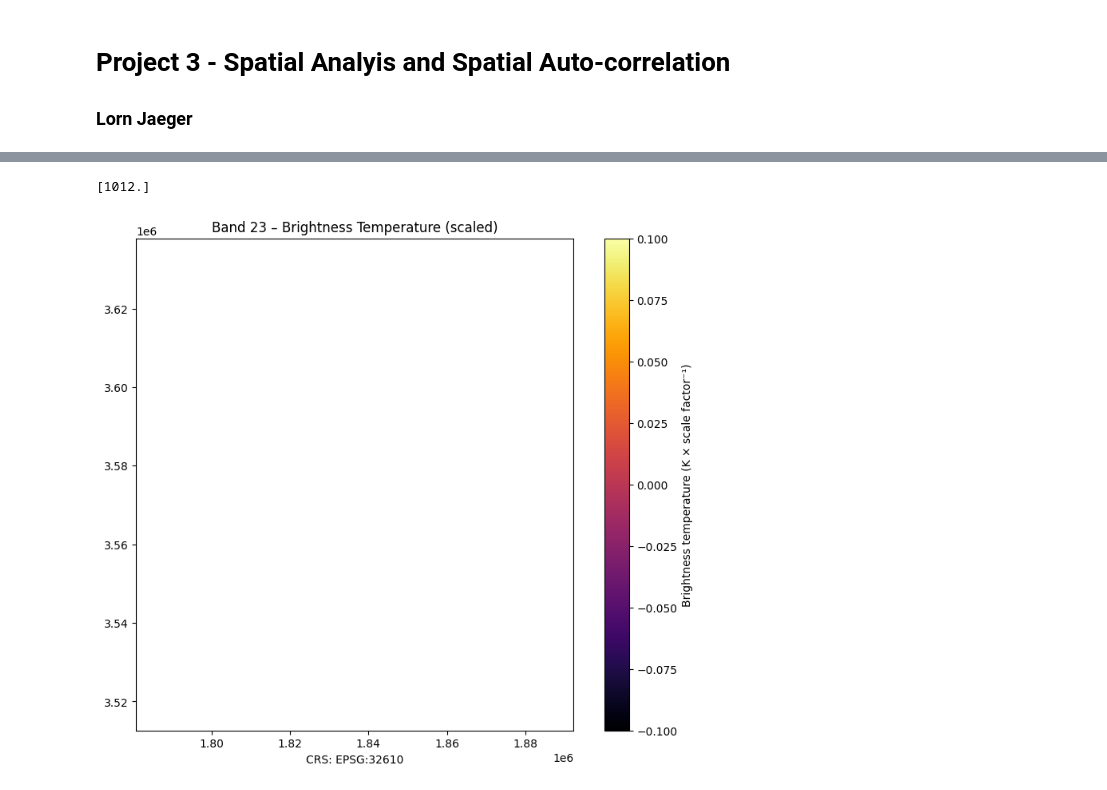
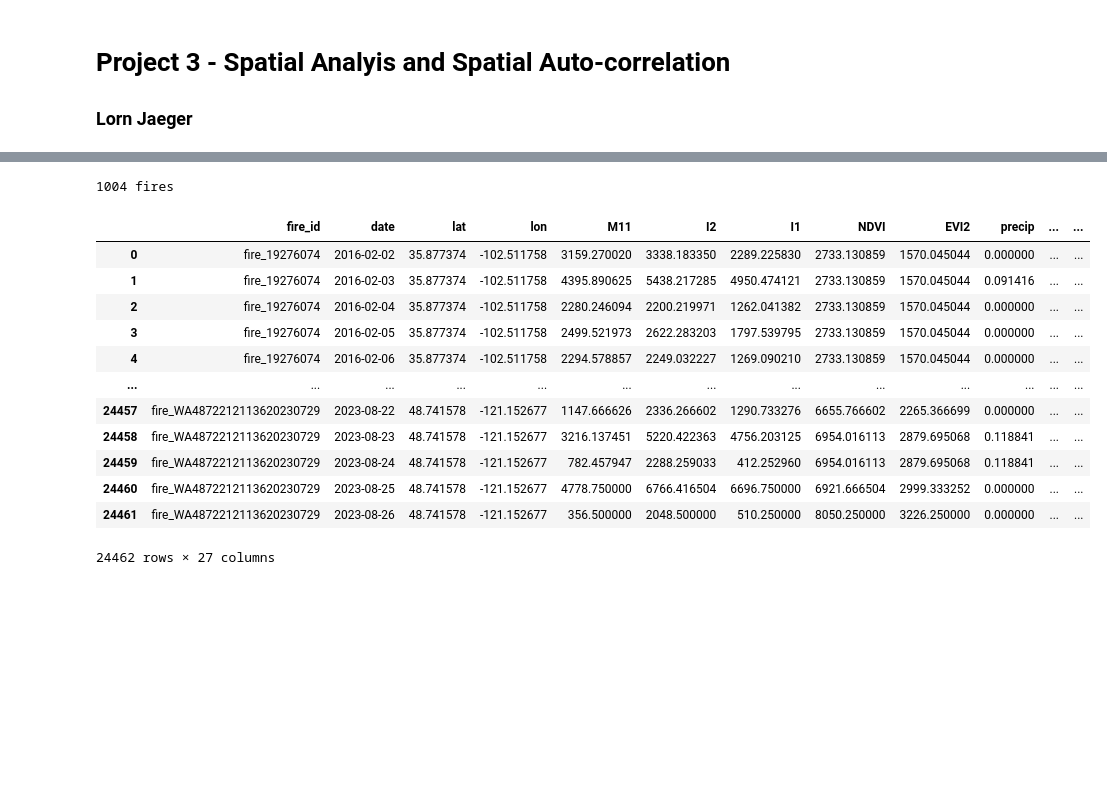
Before and after one commit to lorn-jaeger/wsts-regression, a Jupyter notebook: notebooks/02_processing.ipynb, the cells around one changed output, grey strips where cells are left out. Saved outputs shown, nothing was run; the diff lists cells and outputs as text; code cells hidden in the pictures; blank space fills up the shorter version.

```diff
--- a/notebooks/02_processing.ipynb
+++ b/notebooks/02_processing.ipynb
@@ -140,44 +4,16 @@ Valid (non-NaN) pixels: 0 / 129804
-# %%
-vals = band_23[np.isfinite(band_23)]
-print(np.unique(vals[:20]))
-# %% [output]
-[1012.]
-# %%
-import rasterio
-import numpy as np
-import matplotlib.pyplot as plt
-
-raster_path = "data/2022/fire_NM3151410902420220529/2022-06-10.tif"
-
-with rasterio.open(raster_path) as src:
-    band_23 = src.read(23).astype(float)
-    bounds = src.bounds
-    crs = src.crs
-    transform = src.transform
-    nodata = src.nodata
-
-# Replace nodata values with NaN
-if nodata is not None:
-    band_23[band_23 == nodata] = np.nan
-
-# Optional: apply scale factor if known
-scale_factor = 10  # adjust if metadata shows a different one
-band_23 /= scale_factor
-
-# Clip to 2–98 percentile for better contrast
-band_vis = np.clip(band_23, np.nanpercentile(band_23, 2), np.nanpercentile(band_23, 98))
-
-plt.figure(figsize=(10, 8))
-plt.title("Band 23 – Brightness Temperature (scaled)")
-plt.imshow(
-    band_vis,
-    extent=[bounds.left, bounds.right, bounds.bottom, bounds.top],
-    origin="upper",
-    cmap="inferno"
-)
-cbar = plt.colorbar(label="Brightness temperature (K × scale factor⁻¹)")
-plt.xlabel(f"CRS: {crs}")
-plt.ylabel("")
-plt.show()
-# %% [output]
-[figure, removed]
+# %%
+from pathlib import Path
+
+dpath = Path("/run/host/run/data_raid5/scratch/wsts_temp/")
+
+files = []
+
+for dir in sorted(dpath.iterdir()):
+    if dir.is_dir():
+        for file in sorted(dir.iterdir()):
+            if file.is_file():
+                files.append(file)
+
+print(f"{len(files)} fires")
+# %% [output]
+1004 fires
@@ -183,0 +114,16 @@ plt.show()
+# %%
+df_filled
+# %% [output]
+|  | fire_id | date | lat | lon | M11 | I2 | I1 | NDVI | EVI2 | precip | ... | ... |
+| 0 | fire_19276074 | 2016-02-02 | 35.877374 | -102.511758 | 3159.270020 | 3338.183350 | 2289.225830 | 2733.130859 | 1570.045044 | 0.000000 | ... | ... |
+| 1 | fire_19276074 | 2016-02-03 | 35.877374 | -102.511758 | 4395.890625 | 5438.217285 | 4950.474121 | 2733.130859 | 1570.045044 | 0.091416 | ... | ... |
+| 2 | fire_19276074 | 2016-02-04 | 35.877374 | -102.511758 | 2280.246094 | 2200.219971 | 1262.041382 | 2733.130859 | 1570.045044 | 0.000000 | ... | ... |
+| 3 | fire_19276074 | 2016-02-05 | 35.877374 | -102.511758 | 2499.521973 | 2622.283203 | 1797.539795 | 2733.130859 | 1570.045044 | 0.000000 | ... | ... |
+| 4 | fire_19276074 | 2016-02-06 | 35.877374 | -102.511758 | 2294.578857 | 2249.032227 | 1269.090210 | 2733.130859 | 1570.045044 | 0.000000 | ... | ... |
+| ... | ... | ... | ... | ... | ... | ... | ... | ... | ... | ... | ... | ... |
+| 24457 | fire_WA4872212113620230729 | 2023-08-22 | 48.741578 | -121.152677 | 1147.666626 | 2336.266602 | 1290.733276 | 6655.766602 | 2265.366699 | 0.000000 | ... | ... |
+| 24458 | fire_WA4872212113620230729 | 2023-08-23 | 48.741578 | -121.152677 | 3216.137451 | 5220.422363 | 4756.203125 | 6954.016113 | 2879.695068 | 0.118841 | ... | ... |
+| 24459 | fire_WA4872212113620230729 | 2023-08-24 | 48.741578 | -121.152677 | 782.457947 | 2288.259033 | 412.252960 | 6954.016113 | 2879.695068 | 0.118841 | ... | ... |
+| 24460 | fire_WA4872212113620230729 | 2023-08-25 | 48.741578 | -121.152677 | 4778.750000 | 6766.416504 | 6696.750000 | 6921.666504 | 2999.333252 | 0.000000 | ... | ... |
+| 24461 | fire_WA4872212113620230729 | 2023-08-26 | 48.741578 | -121.152677 | 356.500000 | 2048.500000 | 510.250000 | 8050.250000 | 3226.250000 | 0.000000 | ... | ... |
+24462 rows × 27 columns
```
Also changed, not shown: parts of 17 cells of this notebook, 5 other files.
